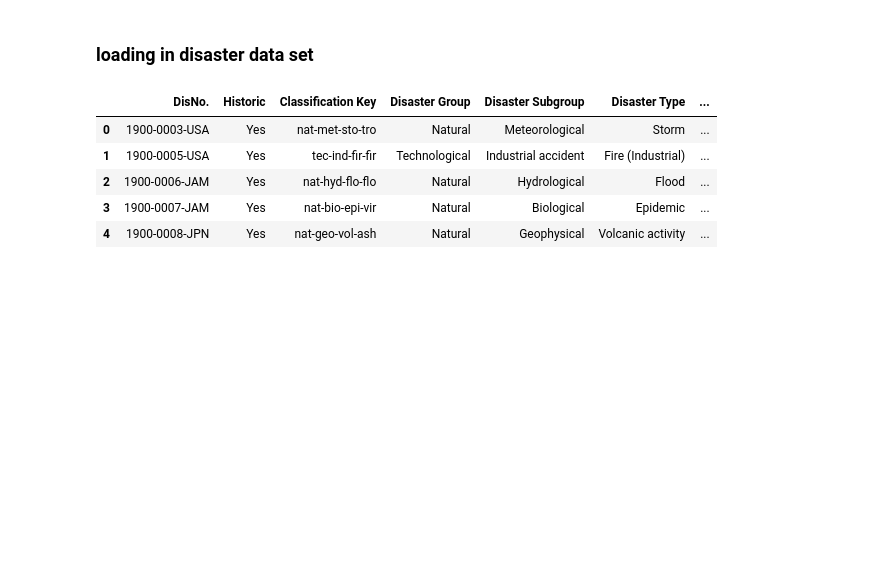
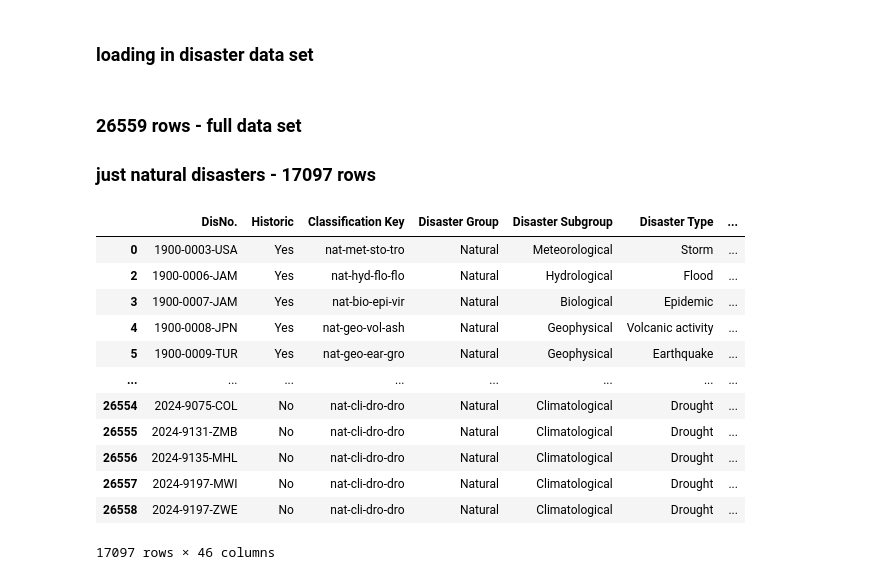
Before and after one commit to eemchadwick/natural_disasters, a Jupyter notebook: notebooks/natural disasters.ipynb, the cells around one changed output. Saved outputs shown, nothing was run; the diff lists cells and outputs as text; code cells hidden in the pictures; blank space fills up the shorter version.

```diff
--- a/notebooks/natural disasters.ipynb
+++ b/notebooks/natural disasters.ipynb
@@ -1739,12 +1759,22 @@ survey.tail(20)
 ### loading in disaster data set
 # %%
 disasters = pd.read_csv('../data/disasters.csv')
+# %% [markdown]
+### 26559 rows - full data set
+### just natural disasters - 17097 rows
 # %%
-disasters.head()
+disasters
 # %% [output]
 |  | DisNo. | Historic | Classification Key | Disaster Group | Disaster Subgroup | Disaster Type | ... |
 | 0 | 1900-0003-USA | Yes | nat-met-sto-tro | Natural | Meteorological | Storm | ... |
-| 1 | 1900-0005-USA | Yes | tec-ind-fir-fir | Technological | Industrial accident | Fire (Industrial) | ... |
 | 2 | 1900-0006-JAM | Yes | nat-hyd-flo-flo | Natural | Hydrological | Flood | ... |
 | 3 | 1900-0007-JAM | Yes | nat-bio-epi-vir | Natural | Biological | Epidemic | ... |
 | 4 | 1900-0008-JPN | Yes | nat-geo-vol-ash | Natural | Geophysical | Volcanic activity | ... |
+| 5 | 1900-0009-TUR | Yes | nat-geo-ear-gro | Natural | Geophysical | Earthquake | ... |
+| ... | ... | ... | ... | ... | ... | ... | ... |
+| 26554 | 2024-9075-COL | No | nat-cli-dro-dro | Natural | Climatological | Drought | ... |
+| 26555 | 2024-9131-ZMB | No | nat-cli-dro-dro | Natural | Climatological | Drought | ... |
+| 26556 | 2024-9135-MHL | No | nat-cli-dro-dro | Natural | Climatological | Drought | ... |
+| 26557 | 2024-9197-MWI | No | nat-cli-dro-dro | Natural | Climatological | Drought | ... |
+| 26558 | 2024-9197-ZWE | No | nat-cli-dro-dro | Natural | Climatological | Drought | ... |
+17097 rows × 46 columns
```
Also changed, not shown: parts of 10 cells of this notebook, 1 other file.
